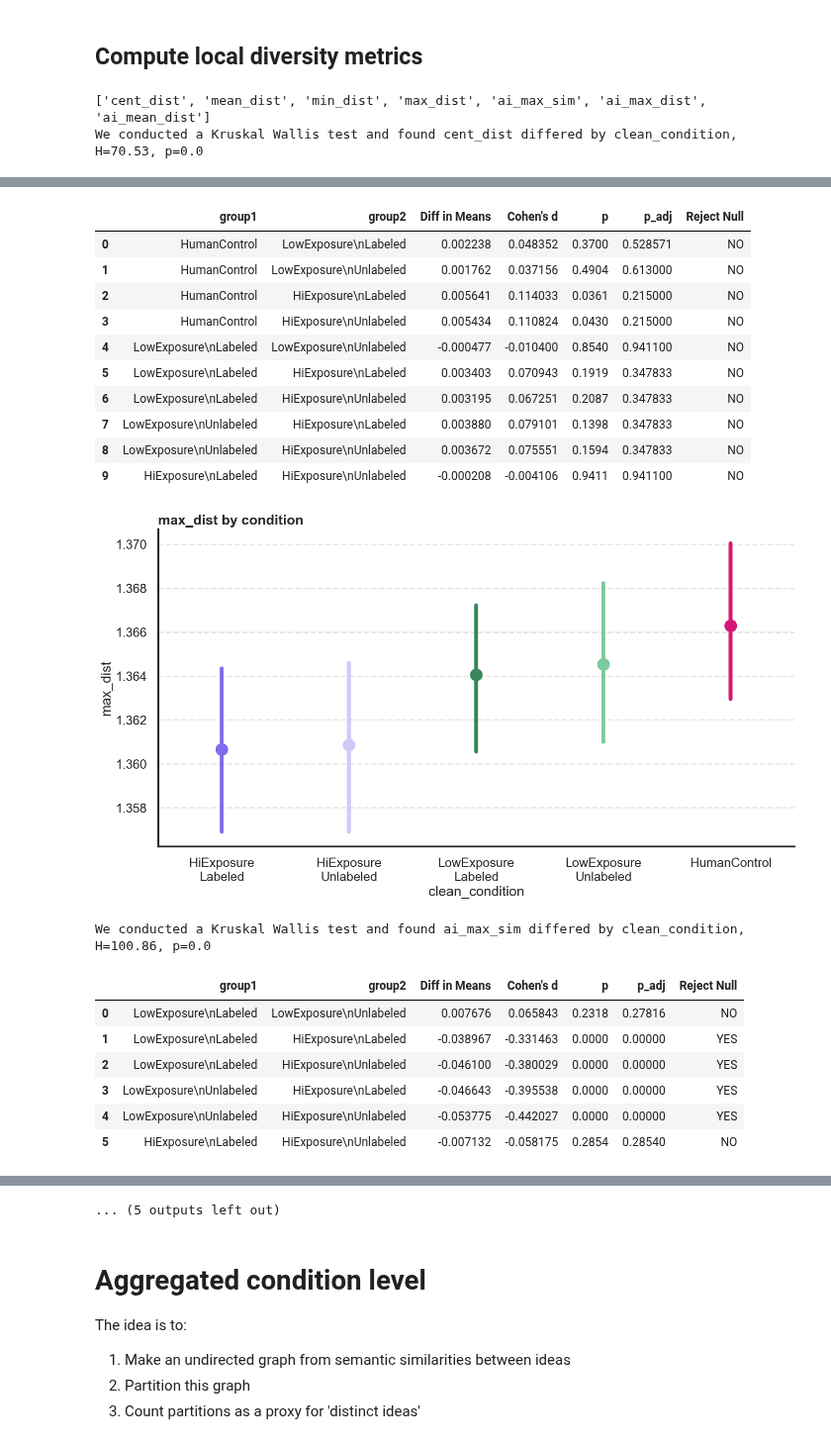
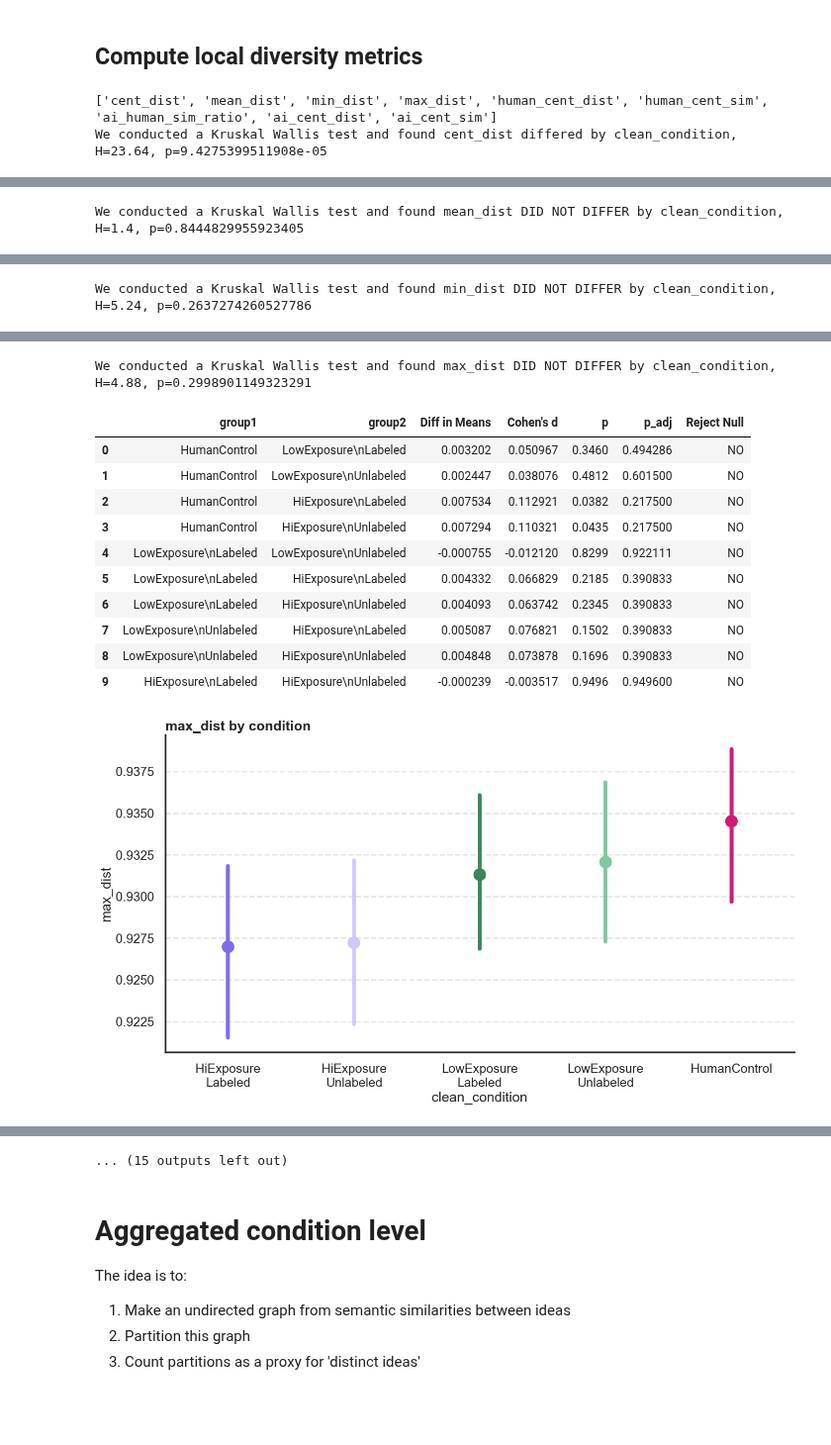
Before and after one commit to josh-ashkinaze/net_create, a Jupyter notebook: scripts/analyze_experiment/diversity_metrics.ipynb, the cells around one changed output, grey strips where cells are left out. Shown at 99% size. Cells and saved outputs as stored; diff of their text form; code cells hidden in the pictures; blank space fills up the shorter version.

```diff
--- a/scripts/analyze_experiment/diversity_metrics.ipynb
+++ b/scripts/analyze_experiment/diversity_metrics.ipynb
@@ -241,37 +250,41 @@ def local_semantic_measures(row, idea2vec):
     example_rids = row['init_array']
 
     ai_ideas = [example_list[i] for i in range(len(example_list)) if "ai" in example_rids[i].lower()]
+    idea_vec = idea2vec[response_text]
 
-    idea_vec = idea2vec[response_text]
     example_vecs = [idea2vec[example] for example in example_list]
     ai_example_vecs = [idea2vec[example] for example in ai_ideas]
-    union_vecs = example_vecs + [idea_vec]
+    human_example_vecs = [idea2vec[example] for example in example_list if example not in ai_ideas]
 
-    distances_to_examples = cdist([idea_vec], example_vecs)
+    distances_to_examples = cdist([idea_vec], example_vecs, metric='cosine')
 
     # distance between idea_vec and centroid of example_vecs
     centroid = np.mean(example_vecs, axis=0)
-    cent_dist = cdist([idea_vec], [centroid])
+    human_centroid = np.mean(human_example_vecs, axis=0)
+    cent_dist = cdist([idea_vec], [centroid], metric='cosine')[0][0]
+    human_cent_dist = cdist([idea_vec], [human_centroid], metric='cosine')[0][0]
 
-    # max similarity and max distance for ai_example_vecs
+    # Get distance to AI ideas
+
+    # For the human condition, there are no ai ideas
+    # so we replace metrics with nan if human
     if ai_example_vecs:
-        ai_sim = np.max(cosine_similarity([idea_vec], ai_example_vecs))
-        ai_dist = np.max(cdist([idea_vec], ai_example_vecs))
-        ai_mean_dist = np.mean(cdist([idea_vec], ai_example_vecs))
-
+        ai_centroid = np.mean(ai_example_vecs, axis=0)
+        ai_cent_dist = cdist([idea_vec], [ai_centroid], metric='cosine')[0][0]
     else:
-        ai_sim = 0
-        ai_dist = 0
-        ai_mean_dist = 0
+        ai_cent_dist = np.NaN
+        ai_cent_sim = np.NaN
 
     return pd.Series({
-        'cent_dist': cent_dist[0][0],
+        'cent_dist': cent_dist,
         'mean_dist':np.mean(distances_to_examples),
         'min_dist': np.min(distances_to_examples),
         'max_dist': np.max(distances_to_examples),
-        'ai_max_sim': ai_sim,
-        'ai_max_dist': ai_dist,
-        'ai_mean_dist':ai_mean_dist
+        'human_cent_dist':human_cent_dist,
+        'human_cent_sim':1-human_cent_dist,
+        'ai_cent_dist':ai_cent_dist,
+        'ai_cent_sim':1-ai_cent_dist
+
 
     })
 
@@ -279,9 +292,9 @@ df = df.query("exclude_from_analysis==0")
 semantic_measures_df = df.apply(lambda row: local_semantic_measures(row, idea2vec), axis=1)
 df = pd.concat([df, semantic_measures_df], axis=1)
 df = df.loc[:,~df.columns.duplicated()]
-
+df.to_csv("../../data/experiment_data/data_clean_with_elab_div_metrics.csv")
 process_metrics(df, plot_type='point')
 # %% [output]
-['cent_dist', 'mean_dist', 'min_dist', 'max_dist', 'ai_max_sim', 'ai_max_dist', 'ai_mean_dist']
-We conducted a Kruskal Wallis test and found cent_dist differed by clean_condition, H=70.53, p=0.0
+['cent_dist', 'mean_dist', 'min_dist', 'max_dist', 'human_cent_dist', 'human_cent_sim', 'ai_human_sim_ratio', 'ai_cent_dist', 'ai_cent_sim']
+We conducted a Kruskal Wallis test and found cent_dist differed by clean_condition, H=23.64, p=9.4275399511908e-05
 |  | group1 | group2 | Diff in Means | Cohen's d | p | p_adj | Reject Null |
@@ -299 +312,2 @@ We conducted a Kruskal Wallis test and found cent_dist differed by clean_conditi
+We conducted a Kruskal Wallis test and found mean_dist DID NOT DIFFER by clean_condition, H=1.4, p=0.8444829955923405
 |  | group1 | group2 | Diff in Means | Cohen's d | p | p_adj | Reject Null |
@@ -311 +325,2 @@ We conducted a Kruskal Wallis test and found cent_dist differed by clean_conditi
+We conducted a Kruskal Wallis test and found min_dist DID NOT DIFFER by clean_condition, H=5.24, p=0.2637274260527786
 |  | group1 | group2 | Diff in Means | Cohen's d | p | p_adj | Reject Null |
@@ -323,20 +338,13 @@ We conducted a Kruskal Wallis test and found cent_dist differed by clean_conditi
+We conducted a Kruskal Wallis test and found max_dist DID NOT DIFFER by clean_condition, H=4.88, p=0.2998901149323291
 |  | group1 | group2 | Diff in Means | Cohen's d | p | p_adj | Reject Null |
-| 0 | HumanControl | LowExposure\nLabeled | 0.002238 | 0.048352 | 0.3700 | 0.528571 | NO |
-| 1 | HumanControl | LowExposure\nUnlabeled | 0.001762 | 0.037156 | 0.4904 | 0.613000 | NO |
-| 2 | HumanControl | HiExposure\nLabeled | 0.005641 | 0.114033 | 0.0361 | 0.215000 | NO |
-| 3 | HumanControl | HiExposure\nUnlabeled | 0.005434 | 0.110824 | 0.0430 | 0.215000 | NO |
-| 4 | LowExposure\nLabeled | LowExposure\nUnlabeled | -0.000477 | -0.010400 | 0.8540 | 0.941100 | NO |
-| 5 | LowExposure\nLabeled | HiExposure\nLabeled | 0.003403 | 0.070943 | 0.1919 | 0.347833 | NO |
-| 6 | LowExposure\nLabeled | HiExposure\nUnlabeled | 0.003195 | 0.067251 | 0.2087 | 0.347833 | NO |
-| 7 | LowExposure\nUnlabeled | HiExposure\nLabeled | 0.003880 | 0.079101 | 0.1398 | 0.347833 | NO |
-| 8 | LowExposure\nUnlabeled | HiExposure\nUnlabeled | 0.003672 | 0.075551 | 0.1594 | 0.347833 | NO |
-| 9 | HiExposure\nLabeled | HiExposure\nUnlabeled | -0.000208 | -0.004106 | 0.9411 | 0.941100 | NO |
+| 0 | HumanControl | LowExposure\nLabeled | 0.003202 | 0.050967 | 0.3460 | 0.494286 | NO |
+| 1 | HumanControl | LowExposure\nUnlabeled | 0.002447 | 0.038076 | 0.4812 | 0.601500 | NO |
+| 2 | HumanControl | HiExposure\nLabeled | 0.007534 | 0.112921 | 0.0382 | 0.217500 | NO |
+| 3 | HumanControl | HiExposure\nUnlabeled | 0.007294 | 0.110321 | 0.0435 | 0.217500 | NO |
+| 4 | LowExposure\nLabeled | LowExposure\nUnlabeled | -0.000755 | -0.012120 | 0.8299 | 0.922111 | NO |
+| 5 | LowExposure\nLabeled | HiExposure\nLabeled | 0.004332 | 0.066829 | 0.2185 | 0.390833 | NO |
+| 6 | LowExposure\nLabeled | HiExposure\nUnlabeled | 0.004093 | 0.063742 | 0.2345 | 0.390833 | NO |
+| 7 | LowExposure\nUnlabeled | HiExposure\nLabeled | 0.005087 | 0.076821 | 0.1502 | 0.390833 | NO |
+| 8 | LowExposure\nUnlabeled | HiExposure\nUnlabeled | 0.004848 | 0.073878 | 0.1696 | 0.390833 | NO |
+| 9 | HiExposure\nLabeled | HiExposure\nUnlabeled | -0.000239 | -0.003517 | 0.9496 | 0.949600 | NO |
-[figure, old version]
+[figure, new version]
-We conducted a Kruskal Wallis test and found ai_max_sim differed by clean_condition, H=100.86, p=0.0
-|  | group1 | group2 | Diff in Means | Cohen's d | p | p_adj | Reject Null |
-| 0 | LowExposure\nLabeled | LowExposure\nUnlabeled | 0.007676 | 0.065843 | 0.2318 | 0.27816 | NO |
-| 1 | LowExposure\nLabeled | HiExposure\nLabeled | -0.038967 | -0.331463 | 0.0000 | 0.00000 | YES |
-| 2 | LowExposure\nLabeled | HiExposure\nUnlabeled | -0.046100 | -0.380029 | 0.0000 | 0.00000 | YES |
-| 3 | LowExposure\nUnlabeled | HiExposure\nLabeled | -0.046643 | -0.395538 | 0.0000 | 0.00000 | YES |
-| 4 | LowExposure\nUnlabeled | HiExposure\nUnlabeled | -0.053775 | -0.442027 | 0.0000 | 0.00000 | YES |
-| 5 | HiExposure\nLabeled | HiExposure\nUnlabeled | -0.007132 | -0.058175 | 0.2854 | 0.28540 | NO |
@@ -344,4 +351,4 @@ We conducted a Kruskal Wallis test and found ai_max_sim differed by clean_condit
-... (5 outputs left out)
+... (15 outputs left out)
 # %% [markdown]
 # Aggregated condition level
 
```
Also changed, not shown: parts of 7 cells of this notebook.
